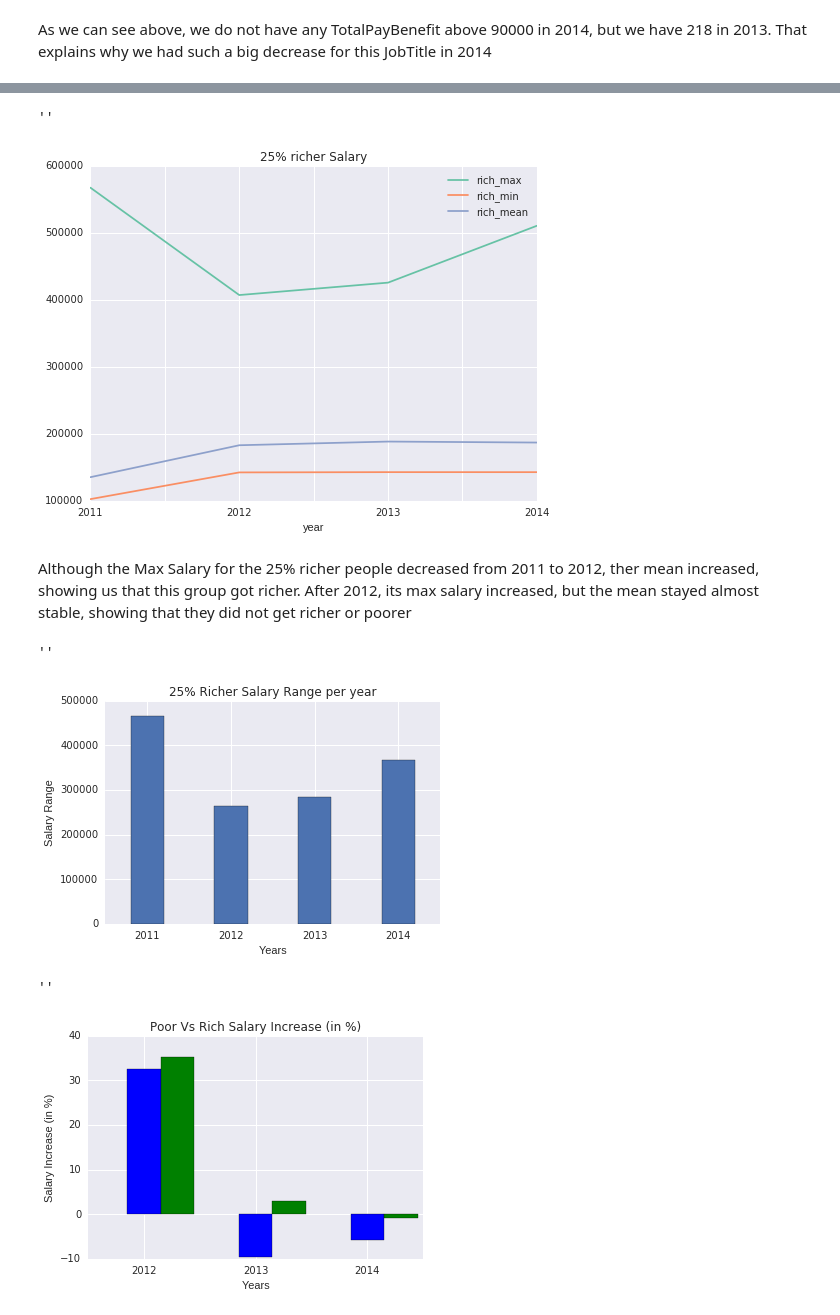
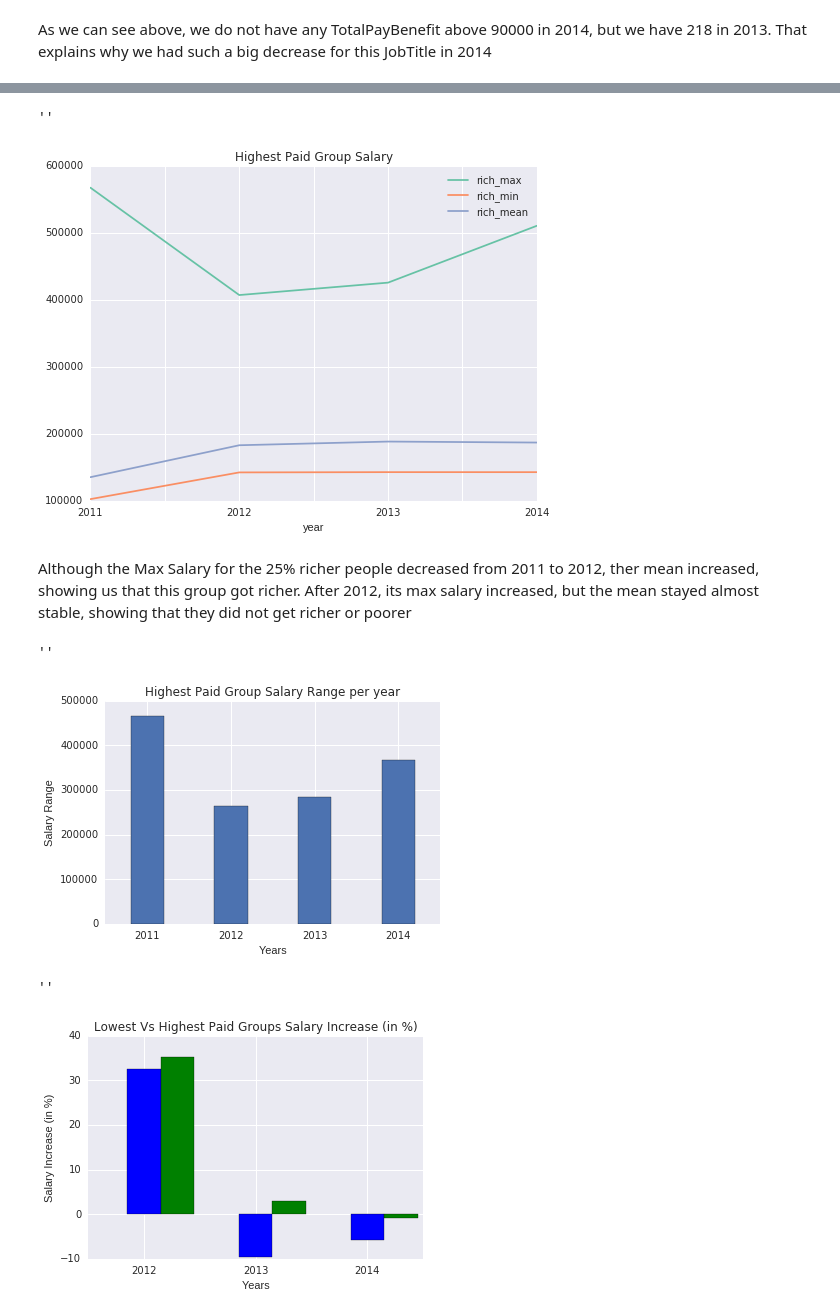
Before and after one commit to guilhermemarson/sf-salaries, a Jupyter notebook: Exploratory Analysis.ipynb, the cells around one changed output, grey strips where cells are left out. Cells and saved outputs as stored; diff of their text form; code cells hidden in the pictures.

Commit message:
Fixed some typos and group names

```diff
--- a/Exploratory Analysis.ipynb
+++ b/Exploratory Analysis.ipynb
@@ -587,15 +587,15 @@ fig = plt.figure()
 ax = plt.subplot(111)
 color=iter(sns.color_palette("Set2", 5))
 c=next(color)
-d.ix[:, ['rich_max', 'year']].plot(x='year', figsize=[8,6], legend=True, title="25% richer Salary", ax=ax, c=c)
+d.ix[:, ['rich_max', 'year']].plot(x='year', figsize=[8,6], legend=True, title="Highest Paid Group Salary", ax=ax, c=c)
 c=next(color)
-d.ix[:, ['rich_min', 'year']].plot(x='year', figsize=[8,6], legend=True, title="25% richer Salary", ax=ax, c=c)
+d.ix[:, ['rich_min', 'year']].plot(x='year', figsize=[8,6], legend=True, title="Highest Paid Group Salary", ax=ax, c=c)
 c=next(color)
-d.ix[:, ['rich_mean', 'year']].plot(x='year', figsize=[8,6], legend=True, title="25% richer Salary", ax=ax, c=c)
+d.ix[:, ['rich_mean', 'year']].plot(x='year', figsize=[8,6], legend=True, title="Highest Paid Group Salary", ax=ax, c=c)
 ''
 # %% [output]
 ''
-[figure, old version]
+[figure, new version]
 # %% [markdown]
 Although the Max Salary for the 25% richer people decreased from 2011 to 2012, ther mean increased, showing us that this group got richer. After 2012, its max salary increased, but the mean stayed almost stable, showing that they did not get richer or poorer
 # %%
@@ -604,12 +604,12 @@ width = 0.4
 bar(ind, d.ix[:, "rich_range"], width, align='center')
 xlabel('Years')
 ylabel('Salary Range')
-title('25% Richer Salary Range per year')
+title('Highest Paid Group Salary Range per year')
 xticks(ind  , d.ix[:, "year"])
 ''
 # %% [output]
 ''
-[figure, old version]
+[figure, new version]
 # %%
 for year in ['2012', '2013', '2014']:
     sal_curr = d.ix[d.year==year, 'poor_mean'].values[0]
@@ -624,15 +624,15 @@ for year in ['2012', '2013', '2014']:
 # %%
 fig, ax = plt.subplots()
 ind = np.arange(3)
 width = 0.3
 bar(ind, d.ix[d['PoorMeanInc'].notnull(), "PoorMeanInc"],  width, align='center', color='blue')
 bar(ind+width, d.ix[d['RichMeanInc'].notnull(), "RichMeanInc"], width, align='center', color='green')
 xlabel('Years')
 ylabel('Salary Increase (in %)')
-title('Poor Vs Rich Salary Increase (in %)')
+title('Lowest Vs Highest Paid Groups Salary Increase (in %)')
 xticks(ind  , d.ix[:, d.ix[d['PoorMeanInc'].notnull(), 'year']])
 ''
 # %% [output]
 ''
-[figure, old version]
+[figure, new version]
 # %% [markdown]
```
Also changed, not shown: parts of 5 cells of this notebook.
